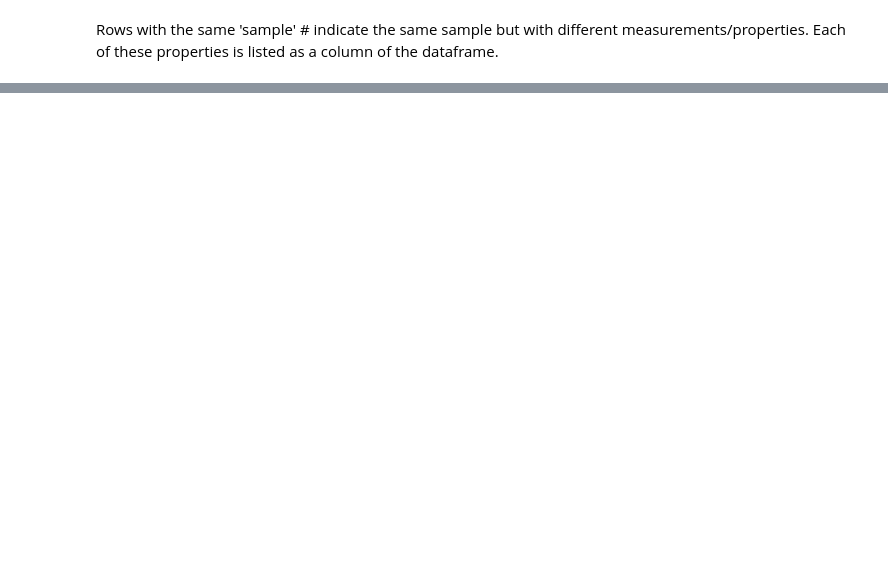
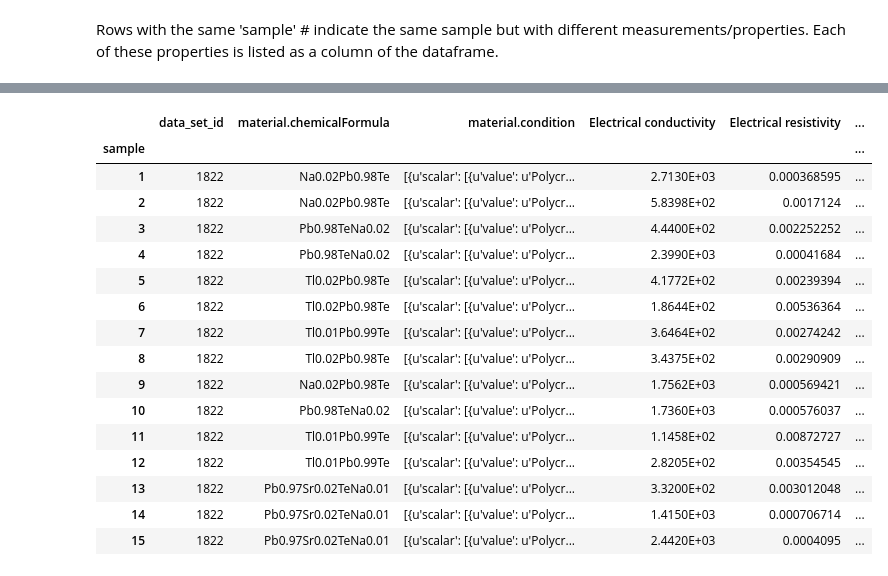
Before and after one commit to hackingmaterials/matminer, a Jupyter notebook: matminer/data_retrieval/examples/Example5.ipynb, the cells around one changed output, grey strips where cells are left out. Saved outputs shown, nothing was run; the diff lists cells and outputs as text; code cells hidden in the pictures; blank space fills up the shorter version.

```diff
--- a/matminer/data_retrieval/examples/Example5.ipynb
+++ b/matminer/data_retrieval/examples/Example5.ipynb
@@ -60,2 +40,20 @@ res_obj.to_pandas()
 # %%
-res_obj = from_Citrine.CitrineDataRetrieval(contributor='Gaultois', formula='pbte')
+c.get_dataframe(contributor='Gaultois', formula='pbte')
+# %% [output]
+|  | data_set_id | material.chemicalFormula | material.condition | Electrical conductivity | Electrical resistivity | ... |
+| sample |  |  |  |  |  | ... |
+| 1 | 1822 | Na0.02Pb0.98Te | [{u'scalar': [{u'value': u'Polycr... | 2.7130E+03 | 0.000368595 | ... |
+| 2 | 1822 | Na0.02Pb0.98Te | [{u'scalar': [{u'value': u'Polycr... | 5.8398E+02 | 0.0017124 | ... |
+| 3 | 1822 | Pb0.98TeNa0.02 | [{u'scalar': [{u'value': u'Polycr... | 4.4400E+02 | 0.002252252 | ... |
+| 4 | 1822 | Pb0.98TeNa0.02 | [{u'scalar': [{u'value': u'Polycr... | 2.3990E+03 | 0.00041684 | ... |
+| 5 | 1822 | Tl0.02Pb0.98Te | [{u'scalar': [{u'value': u'Polycr... | 4.1772E+02 | 0.00239394 | ... |
+| 6 | 1822 | Tl0.02Pb0.98Te | [{u'scalar': [{u'value': u'Polycr... | 1.8644E+02 | 0.00536364 | ... |
+| 7 | 1822 | Tl0.01Pb0.99Te | [{u'scalar': [{u'value': u'Polycr... | 3.6464E+02 | 0.00274242 | ... |
+| 8 | 1822 | Tl0.02Pb0.98Te | [{u'scalar': [{u'value': u'Polycr... | 3.4375E+02 | 0.00290909 | ... |
+| 9 | 1822 | Na0.02Pb0.98Te | [{u'scalar': [{u'value': u'Polycr... | 1.7562E+03 | 0.000569421 | ... |
+| 10 | 1822 | Pb0.98TeNa0.02 | [{u'scalar': [{u'value': u'Polycr... | 1.7360E+03 | 0.000576037 | ... |
+| 11 | 1822 | Tl0.01Pb0.99Te | [{u'scalar': [{u'value': u'Polycr... | 1.1458E+02 | 0.00872727 | ... |
+| 12 | 1822 | Tl0.01Pb0.99Te | [{u'scalar': [{u'value': u'Polycr... | 2.8205E+02 | 0.00354545 | ... |
+| 13 | 1822 | Pb0.97Sr0.02TeNa0.01 | [{u'scalar': [{u'value': u'Polycr... | 3.3200E+02 | 0.003012048 | ... |
+| 14 | 1822 | Pb0.97Sr0.02TeNa0.01 | [{u'scalar': [{u'value': u'Polycr... | 1.4150E+03 | 0.000706714 | ... |
+| 15 | 1822 | Pb0.97Sr0.02TeNa0.01 | [{u'scalar': [{u'value': u'Polycr... | 2.4420E+03 | 0.0004095 | ... |
```
Also changed, not shown: parts of 10 cells of this notebook.
